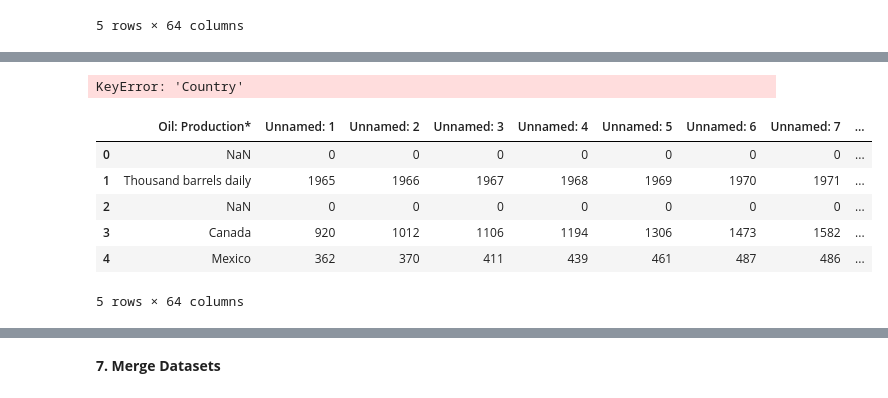
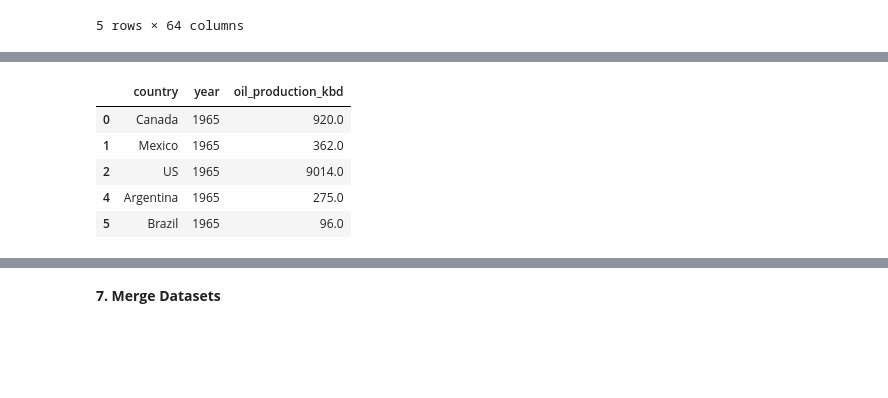
Before and after one commit to EMuritu/Geopolitical_Risk_Index, a Jupyter notebook: Geopolitical_Risk_Index.ipynb, the cells around one changed output, grey strips where cells are left out. Cells and saved outputs as stored; diff of their text form; code cells hidden in the pictures; blank space fills up the shorter version.

```diff
--- a/Geopolitical_Risk_Index.ipynb
+++ b/Geopolitical_Risk_Index.ipynb
@@ -498,0 +467,7 @@ Length: 64, dtype: int64
+# %%
+#Identify year columns (1965-2024)
+year_cols = [col for col in clean_oil_df.columns
+            if str(col).strip().isdigit()
+            and 1965 <= int(col) <= 2024]
+
+print("Valid Year Columns:", year_cols)
@@ -498,0 +476,20 @@ Length: 64, dtype: int64
+# %%
+oil_melted = clean_oil_df.melt(
+    id_vars=['country'],
+    value_vars=year_cols,
+    var_name='year',
+    value_name='oil_production_kbd'  # Unique name
+)
+# %%
+#convert data types
+oil_melted['year'] = oil_melted['year'].astype(int)  # Years as integers
+oil_melted['oil_production_kbd'] = (
+    oil_melted['oil_production_kbd']
+    .astype(str)
+    .str.replace('[^\d.]', '', regex=True)  # Remove all non-numeric
+    .replace('', '0')  # Handle empty strings
+    .astype(float)  # Convert to numbers
+)
+# %%
+#Drop NaN values
+oil_melted = oil_melted.dropna()
@@ -515,16 +539,9 @@ Length: 64, dtype: object
-# %%
-#Drop summary rows (like "Total World")
-oil_producing_countries = oil_producing_countries[oil_producing_countries['Country'].str.contains('Total|OECD|European Union', na=False)]
-# %% [output]
-KeyError: 'Country'
 # %%
-oil_producing_countries = oil_producing_countries[oil_producing_countries[col].astype(str).str.isnumeric()]  # Keep only rows with valid numbers
-oil_producing_countries.head()
+oil_melted.head()
 # %% [output]
-|  | Oil: Production* | Unnamed: 1 | Unnamed: 2 | Unnamed: 3 | Unnamed: 4 | Unnamed: 5 | Unnamed: 6 | Unnamed: 7 | ... |
-| 0 | NaN | 0 | 0 | 0 | 0 | 0 | 0 | 0 | ... |
-| 1 | Thousand barrels daily | 1965 | 1966 | 1967 | 1968 | 1969 | 1970 | 1971 | ... |
-| 2 | NaN | 0 | 0 | 0 | 0 | 0 | 0 | 0 | ... |
-| 3 | Canada | 920 | 1012 | 1106 | 1194 | 1306 | 1473 | 1582 | ... |
-| 4 | Mexico | 362 | 370 | 411 | 439 | 461 | 487 | 486 | ... |
+|  | country | year | oil_production_kbd |
+| 0 | Canada | 1965 | 920.0 |
+| 1 | Mexico | 1965 | 362.0 |
+| 2 | US | 1965 | 9014.0 |
+| 4 | Argentina | 1965 | 275.0 |
+| 5 | Brazil | 1965 | 96.0 |
-5 rows × 64 columns
```
Also changed, not shown: parts of 14 cells of this notebook.
